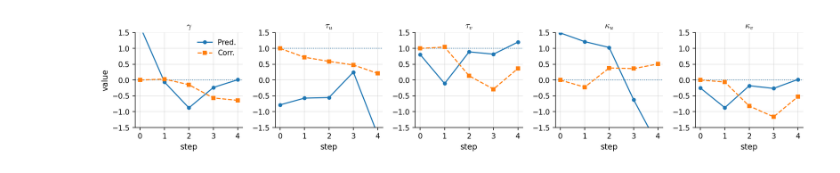
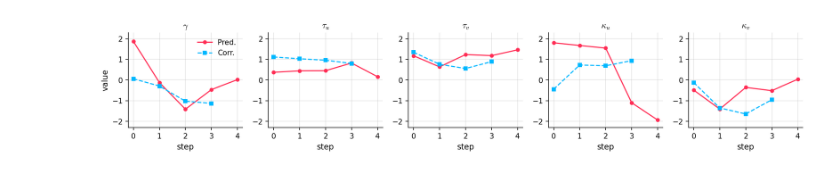
Before and after one commit to scpark20/logpx_samplers, a Jupyter notebook: paper/parameters/view.ipynb, the cells around one changed output. Drawn from its saved outputs; the diff is of its cells as text; code cells hidden in the pictures.

```diff
--- a/paper/parameters/view.ipynb
+++ b/paper/parameters/view.ipynb
@@ -48,4 +4,27 @@ plt.show()
 # %%
+import numpy as np
+import scipy
+
+PALETTES = [
+    ["#FF2D55", "#00B8FF", "#00E676"],
+    ["#1f77b4", "#ff7f0e", "#2ca02c"],  # Classic Blue–Orange–Green
+    ["#d62728", "#1f77b4", "#7f7f7f"],  # Muted Red–Blue–Gray
+    ["#4c78a8", "#f58518", "#54a24b"],  # Vega-Altair Set
+    ["#2b83ba", "#abdda4", "#fdae61"],  # Nature Inspired
+    ["#e69f00", "#56b4e9", "#009e73"],  # CUD (color-blind friendly)
+    ["#377eb8", "#e41a1c", "#4d4d4d"],  # Cool–Warm–Neutral
+    ["#8c510a", "#01665e", "#f5f5f5"],  # Earth Tone
+    ["#e41a1c", "#377eb8", "#4daf4a"],  # Bold & Bright
+    ["#984ea3", "#ff7f00", "#66a61e"],  # Dark Pastel
+    ["#000000", "#7f7f7f", "#e6e6e6"],  # Grayscale Emphasis
+]
+
+# ---------- Color options (set hex or named colors; None -> matplotlib default) ----------
+PALETTE_INDEX = 0
+PRED_COLOR = PALETTES[PALETTE_INDEX][0]
+CORR_COLOR = PALETTES[PALETTE_INDEX][1]
+
+
 import torch, numpy as np, matplotlib.pyplot as plt
 from matplotlib.ticker import MaxNLocator
 
@@ -73,60 +52,50 @@ fig, ax = plt.subplots(1, 5, figsize=(13.8, 2.8), sharex=True)  # 넓이 줄여
 
 # (index, title, transform, refline)
 params = [
-    (0, r'$\gamma$',              lambda a: a,          0.0),
-    (1, r'$\tau_u$',              lambda a: 1.0 + a,    1.0),
-    (2, r'$\tau_v$',  lambda a: 1.0 + a,    1.0),
-    (3, r'$\kappa_u$',            lambda a: a,          0.0),
-    (4, r'$\kappa_v$',lambda a: a,          0.0),
+    (0, r'$\gamma$',  lambda a: np.tanh(a)*2.,          0.0),
+    (1, r'$\tau_u$',  lambda a: scipy.special.softplus(1.0 + a),    1.0),
+    (2, r'$\tau_v$',  lambda a: scipy.special.softplus(1.0 + a),    1.0),
+    (3, r'$\kappa_u$',lambda a: np.tanh(a)*2,          0.0),
+    (4, r'$\kappa_v$',lambda a: np.tanh(a)*2,          0.0),
 ]
 
 # 공통 라인 스타일
 lw = 1.5
 ms = 4.5
 
 for k, (idx, title, f, refline) in enumerate(params):
     pred = f(tab[:, 0, idx])
-    corr = f(tab[:, 1, idx])
+    corr_full = f(tab[:, 1, idx])
 
-    # 데이터 기반 여백 있는 y-범위
-    y = np.concatenate([pred, corr])
+    # ✅ corr는 한 칸 당겨 정렬(corr[1:]) + 마지막 step은 아예 그리지 않음
+    corr_shift = corr_full[1:]      # 길이: S-1
+    x_corr     = x[:-1]             # 길이: S-1
+
+    # 데이터 기반 여백 있는 y-범위 (마지막 corr 점 제외한 값으로 계산)
+    y = np.concatenate([pred, corr_shift])
     ypad = 0.08 * (np.nanmax(y) - np.nanmin(y) + 1e-9)
     ymin, ymax = np.nanmin(y) - ypad, np.nanmax(y) + ypad
 
-    ax[k].plot(x, pred, '-',  marker='o', ms=ms, lw=lw, label='Pred.')
-    ax[k].plot(x, corr, '--', marker='s', ms=ms, lw=lw, label='Corr.')
-
-    # 기준선 (tau: 1.0, 그 외: 0.0)
-    ax[k].axhline(refline, lw=1.1, ls=':', zorder=0)
+    ax[k].plot(x,       pred, '-',  marker='o', ms=ms, lw=lw, label='Pred.', color=PRED_COLOR)
+    ax[k].plot(x_corr,  corr_shift, '--', marker='s', ms=ms, lw=lw, label='Corr.', color=CORR_COLOR)
 
     ax[k].set_title(title, pad=6)
-    ax[k].set_ylim(-1.5, 1.5)
+    ax[k].set_ylim(-2.3, 2.3)
     ax[k].set_xlabel('step')
     ax[k].xaxis.set_major_locator(MaxNLocator(integer=True))
     ax[k].grid(True, which='major')
     ax[k].tick_params(direction='out', length=4, width=0.8)
-
-    # 스파인 최소화
     for spine in ['top', 'right']:
         ax[k].spines[spine].set_visible(False)
+
 
 # 왼쪽 첫 축에만 y라벨
 ax[0].set_ylabel('value')
 
 # 범례: 첫 축에만, 프레임 제거
 ax[0].legend(loc='best', frameon=False, ncols=1)
 
 fig.tight_layout(w_pad=1.2)
-
-# ---- (선택) κ 축 로그/시그몰로그 ----
-# κ가 양수로 크기 차가 클 경우 사용:
-# for i in (3, 4):
-#     ax[i].set_yscale('symlog', linthresh=1e-3)  # 0 부근 선형, 멀리 로그
-
-# 저장(벡터 포맷 권장)
-# fig.savefig('params_iclr.pdf', bbox_inches='tight')
-# fig.savefig('params_iclr.svg', bbox_inches='tight')
-
 plt.show()
 # %% [output]
-[figure, old version]
+[figure, new version]
```
Also changed, not shown: parts of 6 cells of this notebook, 35 other files.
